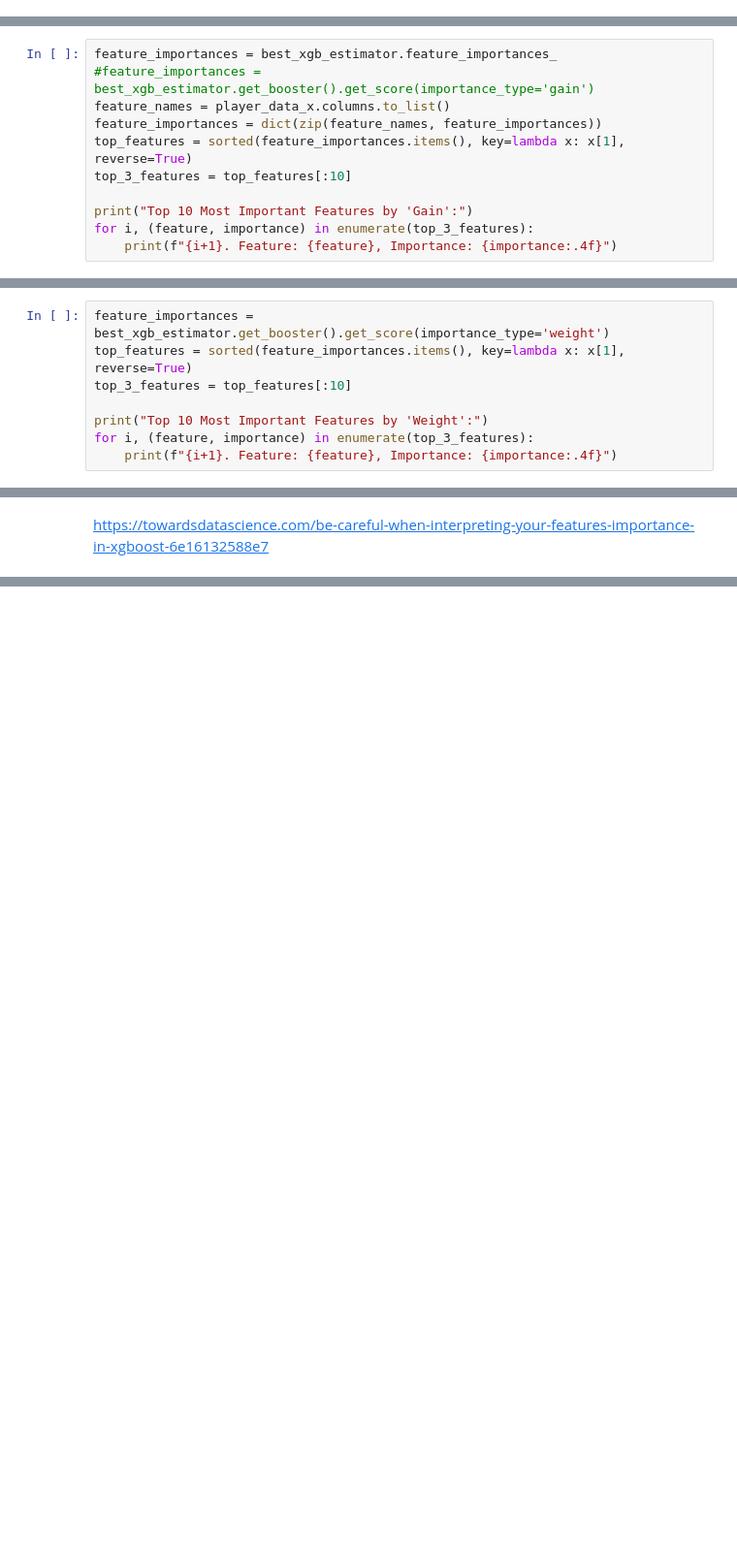
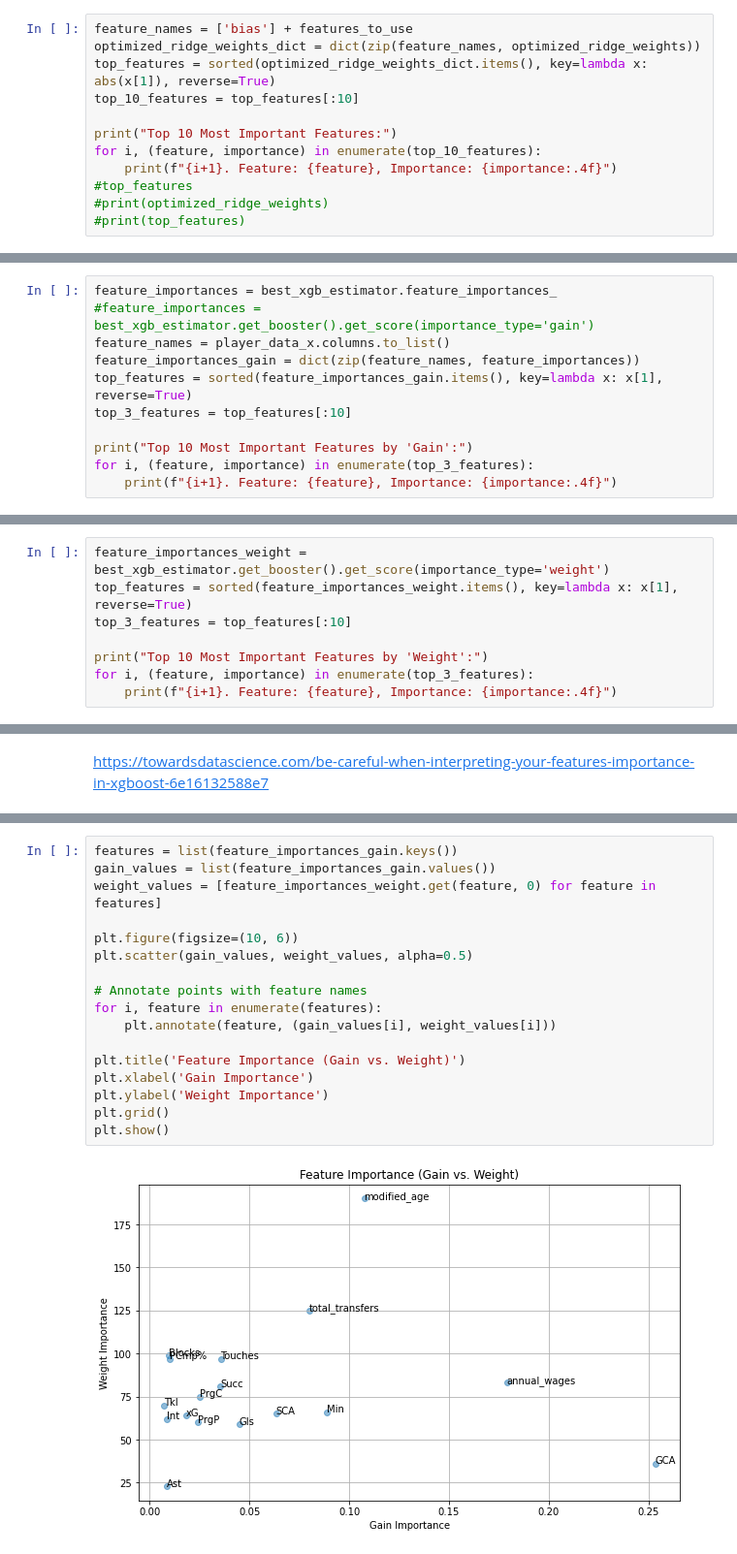
Before and after one commit to maximo-jalife/Transfmrkt-Prediction, a Jupyter notebook: Demo_Regression_XB.ipynb, the cells around one changed output, grey strips where cells are left out. Shown: that part at 97% size. Cells and saved outputs as stored; diff of their text form; blank space fills up the shorter version.

```diff
--- a/Demo_Regression_XB.ipynb
+++ b/Demo_Regression_XB.ipynb
@@ -336,0 +344,12 @@ print top k features by importance to show in demo
+# %%
+feature_names = ['bias'] + features_to_use
+optimized_ridge_weights_dict = dict(zip(feature_names, optimized_ridge_weights))
+top_features = sorted(optimized_ridge_weights_dict.items(), key=lambda x: abs(x[1]), reverse=True)
+top_10_features = top_features[:10]
+
+print("Top 10 Most Important Features:")
+for i, (feature, importance) in enumerate(top_10_features):
+    print(f"{i+1}. Feature: {feature}, Importance: {importance:.4f}")
+#top_features
+#print(optimized_ridge_weights)
+#print(top_features)
@@ -445,8 +493,8 @@ plt.show()
 feature_importances = best_xgb_estimator.feature_importances_
 #feature_importances = best_xgb_estimator.get_booster().get_score(importance_type='gain')
 feature_names = player_data_x.columns.to_list()
-feature_importances = dict(zip(feature_names, feature_importances))
-top_features = sorted(feature_importances.items(), key=lambda x: x[1], reverse=True)
+feature_importances_gain = dict(zip(feature_names, feature_importances))
+top_features = sorted(feature_importances_gain.items(), key=lambda x: x[1], reverse=True)
 top_3_features = top_features[:10]
 
 print("Top 10 Most Important Features by 'Gain':")
@@ -465,8 +513,8 @@ Top 10 Most Important Features by 'Gain':
 9. Feature: Succ, Importance: 0.0354
 10. Feature: PrgC, Importance: 0.0253
 # %%
-feature_importances = best_xgb_estimator.get_booster().get_score(importance_type='weight')
-top_features = sorted(feature_importances.items(), key=lambda x: x[1], reverse=True)
+feature_importances_weight = best_xgb_estimator.get_booster().get_score(importance_type='weight')
+top_features = sorted(feature_importances_weight.items(), key=lambda x: x[1], reverse=True)
 top_3_features = top_features[:10]
 
 print("Top 10 Most Important Features by 'Weight':")
@@ -497,0 +537,19 @@ Yet to do
+# %%
+features = list(feature_importances_gain.keys())
+gain_values = list(feature_importances_gain.values())
+weight_values = [feature_importances_weight.get(feature, 0) for feature in features]
+
+plt.figure(figsize=(10, 6))
+plt.scatter(gain_values, weight_values, alpha=0.5)
+
+# Annotate points with feature names
+for i, feature in enumerate(features):
+    plt.annotate(feature, (gain_values[i], weight_values[i]))
+
+plt.title('Feature Importance (Gain vs. Weight)')
+plt.xlabel('Gain Importance')
+plt.ylabel('Weight Importance')
+plt.grid()
+plt.show()
+# %% [output]
+[figure, added]
```
Also changed, not shown: parts of 20 cells of this notebook.
